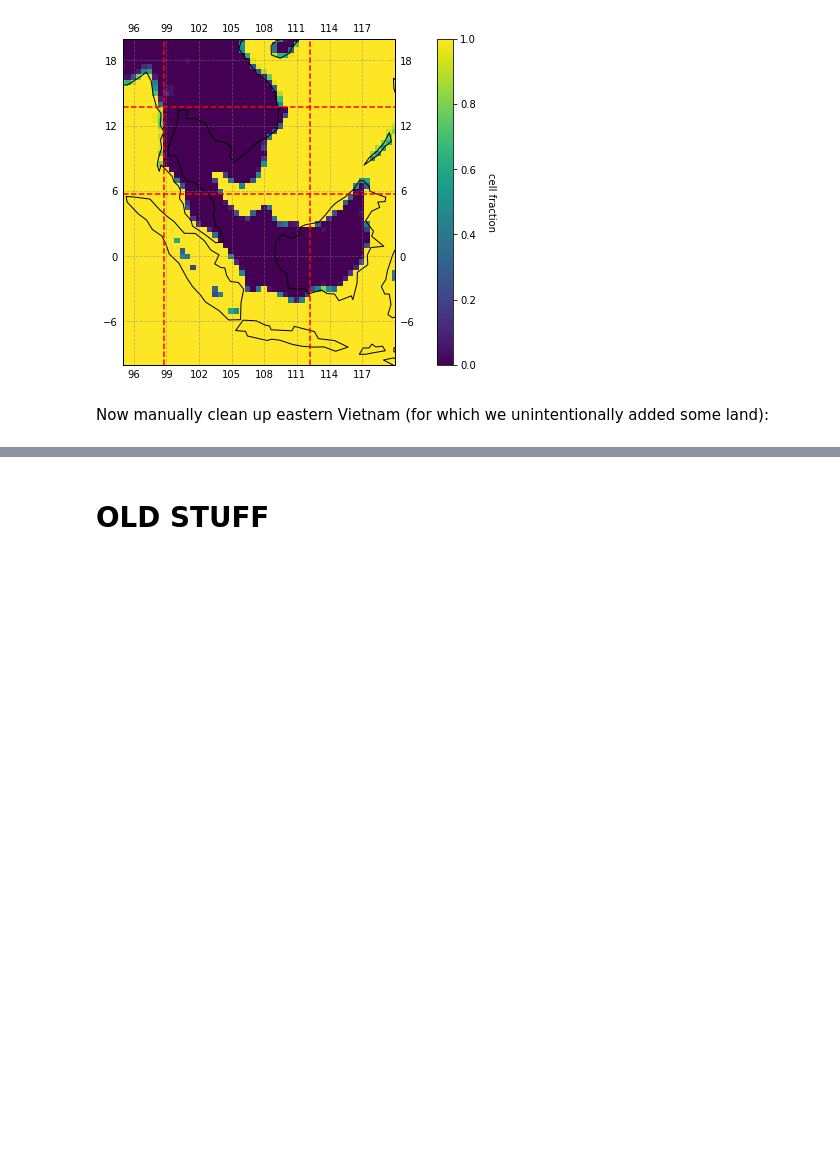
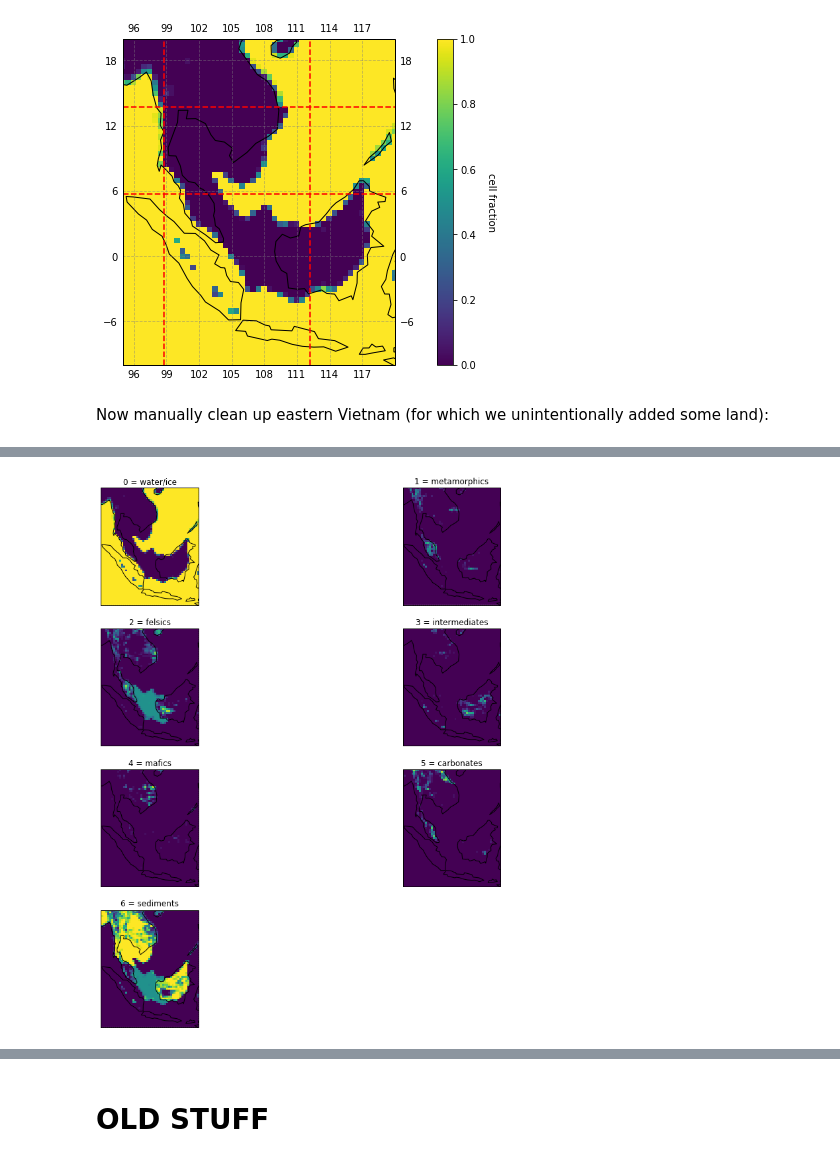
Before and after one commit to Swanson-Hysell-Group/GEOCLIM_Modern, a Jupyter notebook: Code/Notebooks/lithology_masks_7d.ipynb, the cells around one changed output, grey strips where cells are left out. Cells and saved outputs as stored; diff of their text form; code cells hidden in the pictures; blank space fills up the shorter version.

```diff
--- a/Code/Notebooks/lithology_masks_7d.ipynb
+++ b/Code/Notebooks/lithology_masks_7d.ipynb
@@ -1182,7 +1165,7 @@ for i in range(s_ind, n_ind):
     for j in range(w_ind, e_ind):
         if redIA_cell_fraction[i,j]!=0 and lith_mask_redIAsunda[i,j,0]==1:
             lith_mask_redIAsunda[i,j,0] = 1 - redIA_cell_fraction[i,j]
-            lith_mask_redIAsunda[i,j,6] = 1 - (lith_mask_redIAsunda[i,j,0]/2)
+            lith_mask_redIAsunda[i,j,6] = 1 - lith_mask_redIAsunda[i,j,0]
         elif redIA_cell_fraction[i,j]!=0:
             lith_mask_redIAsunda[i,j,6] = lith_mask_redIAsunda[i,j,6] +\
                                           (redIA_cell_fraction[i,j] - (1-lith_mask_redIAsunda[i,j,0]))
@@ -1223,0 +1207,28 @@ plt.show()
+# %%
+for i in range(s_ind, n_ind):
+    for j in range(w_ind, e_ind):
+        lith_mask_redIAsunda[i,j,0] = lith_mask_redIA[i,j,0]
+        lith_mask_redIAsunda[i,j,1] = lith_mask_redIA[i,j,1]
+        lith_mask_redIAsunda[i,j,2] = lith_mask_redIA[i,j,2]
+        lith_mask_redIAsunda[i,j,3] = lith_mask_redIA[i,j,3]
+        lith_mask_redIAsunda[i,j,4] = lith_mask_redIA[i,j,4]
+        lith_mask_redIAsunda[i,j,5] = lith_mask_redIA[i,j,5]
+        lith_mask_redIAsunda[i,j,6] = lith_mask_redIA[i,j,6]
+# %%
+fig = plt.figure(figsize=(15,15))
+
+for i in range(7):
+    ax = plt.subplot(4,2,i+1, projection=ccrs.PlateCarree())
+
+    z = lith_mask_redIAsunda[:,:,i]
+    im = ax.pcolormesh(lon_360_720, lat_360_720, z, transform=ccrs.PlateCarree())
+
+    ax.coastlines()
+    ax.set_title(lith_class[i])
+    ax.set_xlim(95,120)
+    ax.set_ylim(-10,20)
+
+fig.tight_layout()
+plt.show(fig)
+# %% [output]
+[figure, added]
```
Also changed, not shown: parts of 25 cells of this notebook, 4 other files.
